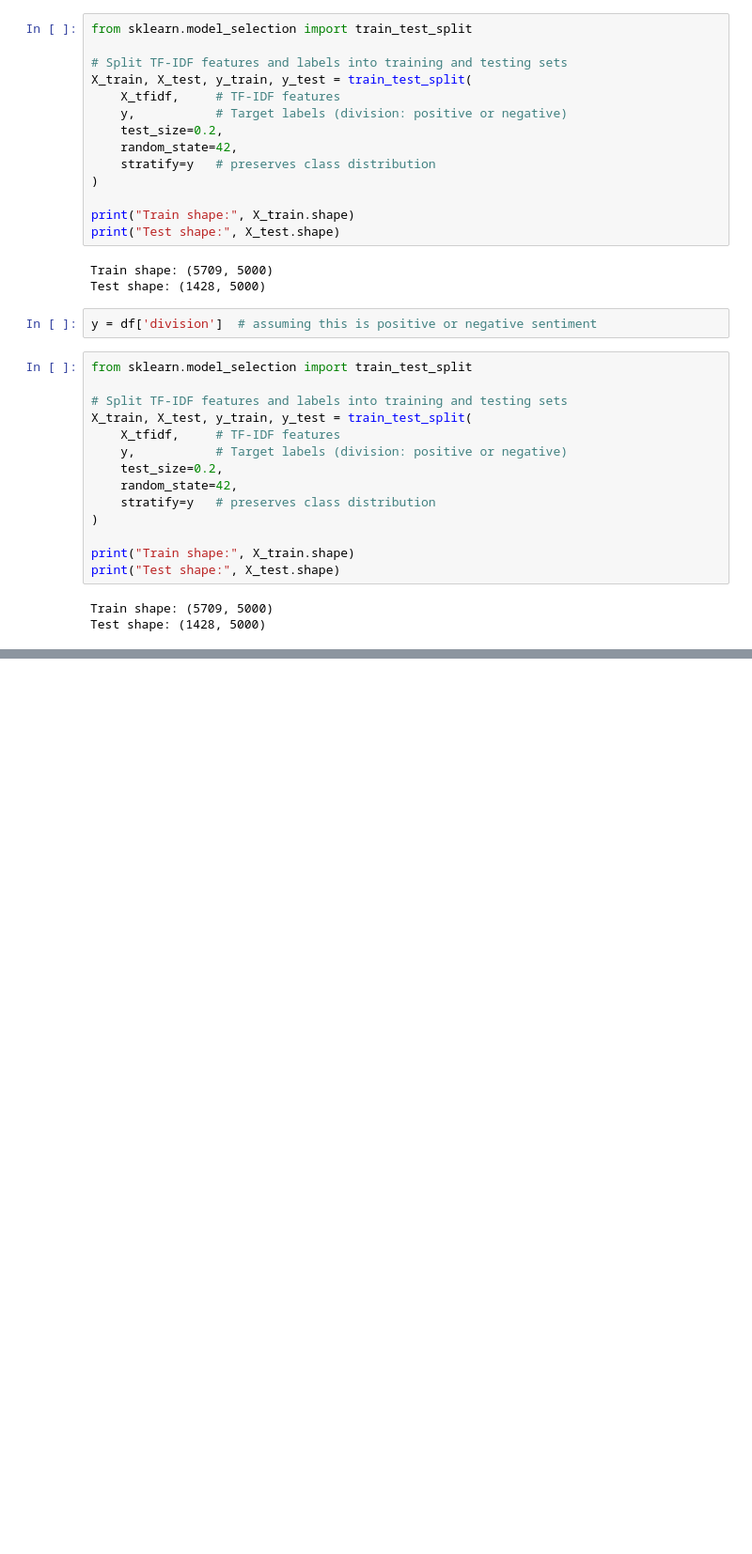
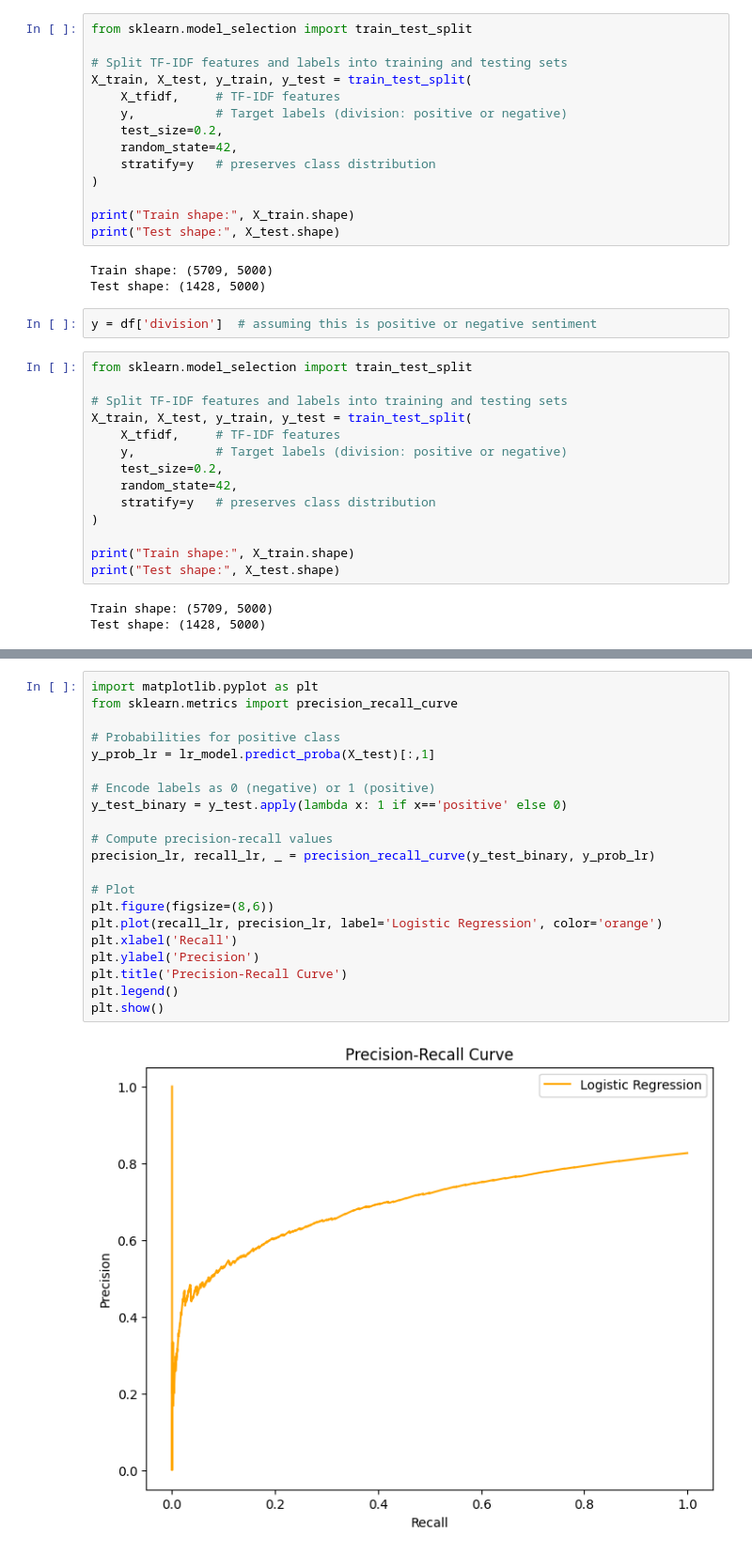
Before and after one commit to Parinda29/MIR-Analysis, a Jupyter notebook: MlProject.ipynb, the cells around one changed output, grey strips where cells are left out. Shown at 94% size. Saved outputs shown, nothing was run; the diff lists cells and outputs as text; blank space fills up the shorter version.

```diff
--- a/MlProject.ipynb
+++ b/MlProject.ipynb
@@ -301,0 +392,23 @@ Test shape: (1428, 5000)
+# %%
+import matplotlib.pyplot as plt
+from sklearn.metrics import precision_recall_curve
+
+# Probabilities for positive class
+y_prob_lr = lr_model.predict_proba(X_test)[:,1]
+
+# Encode labels as 0 (negative) or 1 (positive)
+y_test_binary = y_test.apply(lambda x: 1 if x=='positive' else 0)
+
+# Compute precision-recall values
+precision_lr, recall_lr, _ = precision_recall_curve(y_test_binary, y_prob_lr)
+
+# Plot
+plt.figure(figsize=(8,6))
+plt.plot(recall_lr, precision_lr, label='Logistic Regression', color='orange')
+plt.xlabel('Recall')
+plt.ylabel('Precision')
+plt.title('Precision-Recall Curve')
+plt.legend()
+plt.show()
+# %% [output]
+[figure, added]
```
Also changed, not shown: parts of 14 cells of this notebook.
